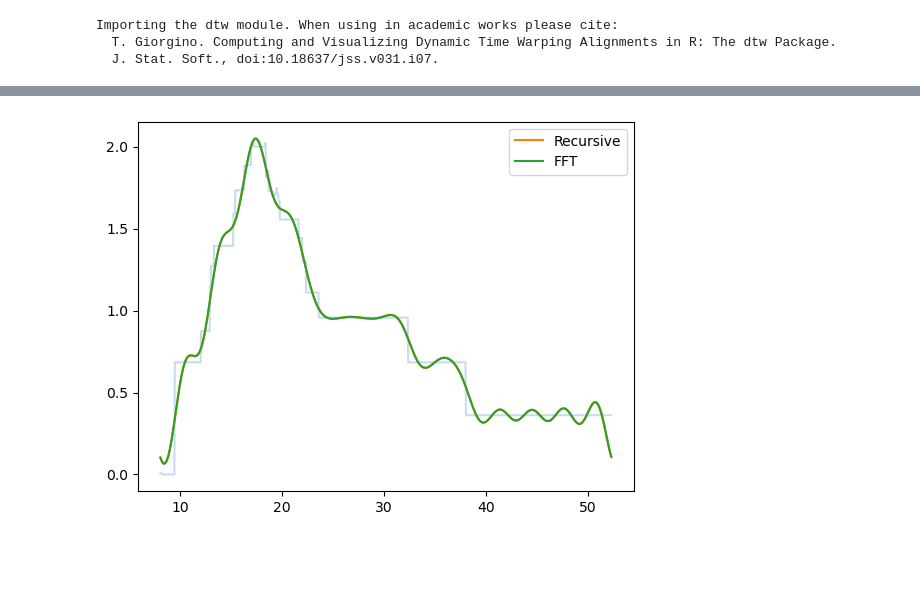
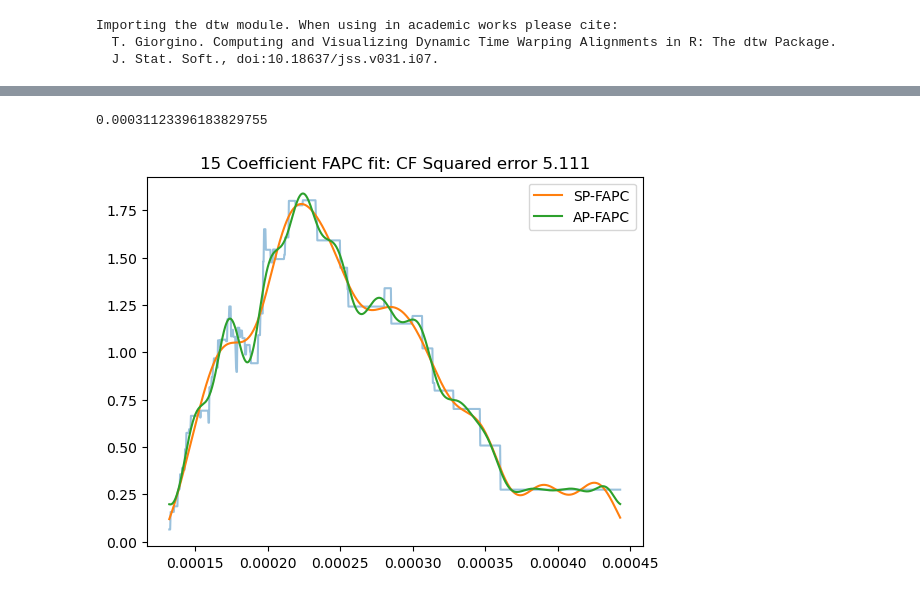
Before and after one commit to shashankmanjunath/tda_sleep_staging, a Jupyter notebook: persistent_curve_approximation.ipynb, the cells around one changed output, grey strips where cells are left out. Cells and saved outputs as stored; diff of their text form; code cells hidden in the pictures; blank space fills up the shorter version.

```diff
--- a/persistent_curve_approximation.ipynb
+++ b/persistent_curve_approximation.ipynb
@@ -90,7 +95,7 @@ for idx in tqdm(range(len(airflow_cache)), desc=f"Processing {loader.pt_id}...")
         break
 # %%
-overall_dgms = sublevel_dgms_irr
-target_dgm = overall_dgms[0]
+overall_dgms = rips_dgms_airflow
+target_dgm = overall_dgms[1]
 dgm_clean = target_dgm[~np.isinf(target_dgm).any(1)]
 
 persim.plot_diagrams(overall_dgms)
@@ -101,7 +106,11 @@ plt.show()
 n_coef = 15
 # dgm_clean_t = dgm_clean
 # dgm_clean_t = dgm_clean - dgm_clean.mean()
-dgm_clean_t = dgm_clean * (5 / np.abs(dgm_clean).max())
+# dgm_clean_t = dgm_clean_t * (5 / np.abs(dgm_clean_t).max())
+
+# dgm_clean_t = (dgm_clean - dgm_clean.mean()) * (5 / np.abs(dgm_clean).max())
+# dgm_clean_t = dgm_clean - dgm_clean.mean()
+dgm_clean_t = dgm_clean * dataset.hepc_scale["rips_airflow_h1"]
 psi_dgms = tda_utils.psi(dgm_clean_t)
 x = np.linspace(dgm_clean_t.min(), dgm_clean_t.max(), 1000)
 y = np.zeros(x.shape)
@@ -119,10 +128,18 @@ for n, coef in enumerate(coefs):
 
 plt.figure()
 plt.plot(x, y, label="PC")
-plt.plot(x, y_pred, label="h_n")
+plt.plot(x, y_pred, label="Hermite Function Fit")
 plt.legend()
+
 
 res_h_n = (y_pred - y) ** 2
 plt.title(f"{n_coef} Coefficient Hermite fit: Squared error {res_h_n.sum():.3f}")
+
+plt.figure()
+plt.plot(coefs)
+plt.xlabel("Coefficient Number")
+plt.ylabel("Value")
+plt.title("Coefficient Values for Sublevel Filtration IRR Fit")
+
 plt.show()
 # %% [output]
@@ -130,50 +148,53 @@ plt.show()
 # %%
-psi_dgms = tda_utils.psi(dgm_clean)
-x = np.linspace(dgm_clean.min(), dgm_clean.max(), 1000)
+dgm_clean_t = dgm_clean
+# dgm_clean_t = dgm_clean * (5 / np.abs(dgm_clean).max())
+psi_dgms = tda_utils.psi(dgm_clean_t)
+x = np.linspace(dgm_clean_t.min(), dgm_clean_t.max(), 1000)
 y = np.zeros(x.shape)
 
-for idx, (b, d) in enumerate(dgm_clean):
+for idx, (b, d) in enumerate(dgm_clean_t):
     arr_idx = (x >= b) & (x <= d)
     y[arr_idx] += psi_dgms[idx]
 
 coef = np.fft.rfft(y)
-coef_app = coef[:15]
+coef_app = coef[:n_coef]
 approx = np.fft.irfft(coef_app, n=y.shape[0])
 
-# L = max(dgm_clean.max(), np.abs(dgm_clean.min()))
-L = dgm_clean.max() - dgm_clean.min()
-b = dgm_clean[:, 0]
-d = dgm_clean[:, 1]
+# L = dgm_clean_t.max() - dgm_clean_t.min()
+key = "rips_airflow_h1"
+print(dgm_clean_t.max() - dgm_clean_t.min())
+L = dataset.fapc_support[key][1] - dataset.fapc_support[key][0]
+b = dgm_clean_t[:, 0]
+d = dgm_clean_t[:, 1]
 beta = []
 
-# L = dgm_clean.max()
-# beta.append(np.sum(psi_dgms * (d - b)) / L)
-# for n in tqdm(range(1, 15)):
-#     diff = np.exp(2 * 1.0j * np.pi * b * n / L) - np.exp(2 * 1.0j * np.pi * d * n / L)
-#     val = diff * 1.0j * L / (2 * np.pi * n)
-#     beta.append(np.sum(psi_dgms * val) / L)
 beta.append(2 * np.sum(psi_dgms * (d - b)) / L)
-for n in tqdm(range(1, 15)):
+for n in tqdm(range(1, n_coef)):
     diff = np.exp(2 * 1.0j * np.pi * b * n / L) - np.exp(2 * 1.0j * np.pi * d * n / L)
     val = diff * 1.0j * L / (2 * np.pi * n)
     beta.append(2 * np.sum(psi_dgms * val) / L)
 
 beta = np.asarray(beta)
 approx_fft = np.fft.irfft(coef_app, n=y.shape[0])
 
-approx_recursive = np.zeros(x.shape)
+approx_cf = np.zeros(x.shape)
 for n, beta_n in enumerate(beta):
-    # approx_recursive += beta_n * np.exp(2 * 1.0j * np.pi * n * x / L)
+    # approx_cf += beta_n * np.exp(2 * 1.0j * np.pi * n * x / L)
     if n == 0:
-        approx_recursive += np.real(beta_n) / 2
+        approx_cf += np.real(beta_n) / 2
     else:
-        approx_recursive += np.real(beta_n) * np.cos(2 * np.pi * n * x / L) + np.imag(beta_n) * np.sin(2 * np.pi * n * x / L)
+        approx_cf += np.real(beta_n) * np.cos(2 * np.pi * n * x / L) + np.imag(beta_n) * np.sin(2 * np.pi * n * x / L)
+
+res_fft = (approx_fft - y) ** 2
+res_cf = (approx_cf - y) ** 2
 
 plt.figure()
-plt.plot(x, y, alpha=0.25)
-plt.plot(x, approx_recursive, label="Recursive")
-plt.plot(x, approx_fft, label="FFT")
+plt.plot(x, y, alpha=0.45)
+plt.plot(x, approx_cf, label="SP-FAPC")
+plt.plot(x, approx_fft, label="AP-FAPC")
 plt.legend()
+plt.title(f"{n_coef} Coefficient FAPC fit: CF Squared error {res_cf.sum():.3f}")
 plt.show()
 # %% [output]
+0.00031123396183829755
-[figure, old version]
+[figure, new version]
```
Also changed, not shown: parts of 18 cells of this notebook, 12 other files.
